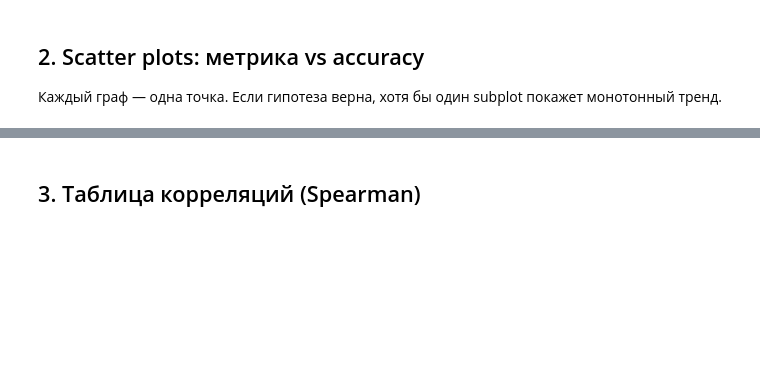
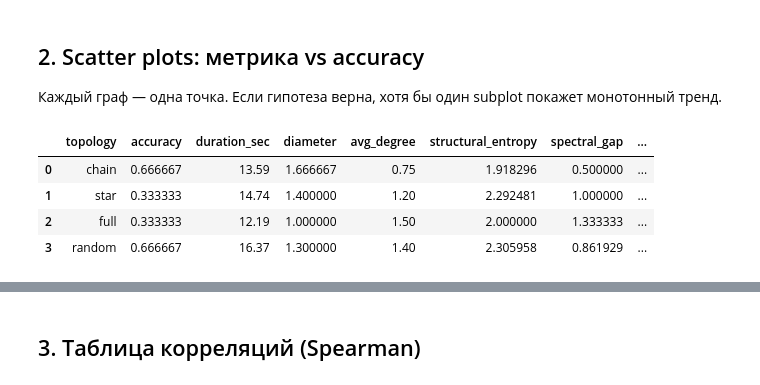
Before and after one commit to Floly/mas_topology_estimator, a Jupyter notebook: notebook/analysis.ipynb, the cells around one changed output, grey strips where cells are left out. Cells and saved outputs as stored; diff of their text form; code cells hidden in the pictures; blank space fills up the shorter version.

```diff
--- a/notebook/analysis.ipynb
+++ b/notebook/analysis.ipynb
@@ -134,4 +135,12 @@ df
 ## 2. Scatter plots: метрика vs accuracy
 
 Каждый граф — одна точка. Если гипотеза верна, хотя бы один subplot покажет монотонный тренд.
+# %%
+df
+# %% [output]
+|  | topology | accuracy | duration_sec | diameter | avg_degree | structural_entropy | spectral_gap | ... |
+| 0 | chain | 0.666667 | 13.59 | 1.666667 | 0.75 | 1.918296 | 0.500000 | ... |
+| 1 | star | 0.333333 | 14.74 | 1.400000 | 1.20 | 2.292481 | 1.000000 | ... |
+| 2 | full | 0.333333 | 12.19 | 1.000000 | 1.50 | 2.000000 | 1.333333 | ... |
+| 3 | random | 0.666667 | 16.37 | 1.300000 | 1.40 | 2.305958 | 0.861929 | ... |
 # %%
```
Also changed, not shown: parts of 7 cells of this notebook, 6 other files.
